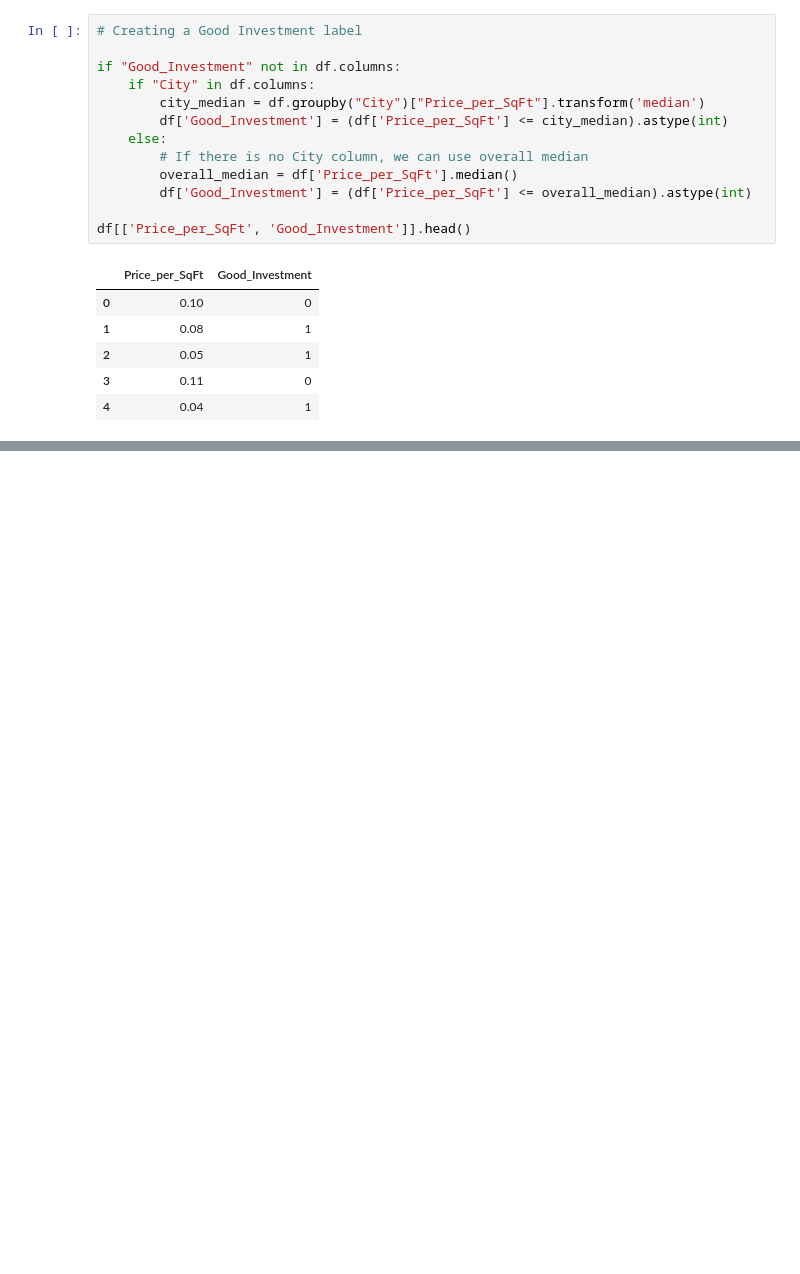
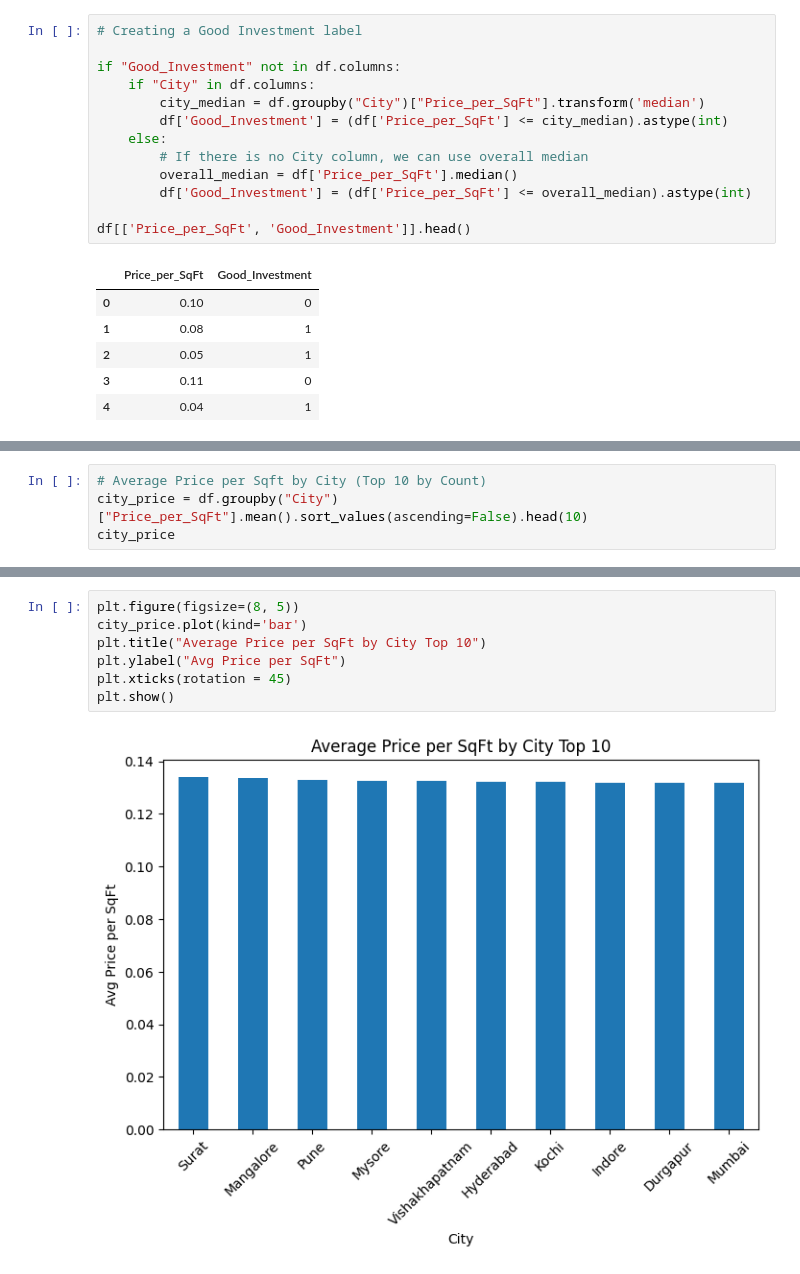
Before and after one commit to shabbu8111999/Real_Estate_Investment_Advisor_Using_ML_Streamlit, a Jupyter notebook: project_jupyter_file/real_estate_project.ipynb, the cells around one changed output, grey strips where cells are left out. Saved outputs shown, nothing was run; the diff lists cells and outputs as text; blank space fills up the shorter version.

```diff
--- a/project_jupyter_file/real_estate_project.ipynb
+++ b/project_jupyter_file/real_estate_project.ipynb
@@ -345,0 +369,4 @@ df[['Price_per_SqFt', 'Good_Investment']].head()
+# %%
+# Average Price per Sqft by City (Top 10 by Count)
+city_price = df.groupby("City")["Price_per_SqFt"].mean().sort_values(ascending=False).head(10)
+city_price
@@ -345,0 +386,9 @@ df[['Price_per_SqFt', 'Good_Investment']].head()
+# %%
+plt.figure(figsize=(8, 5))
+city_price.plot(kind='bar')
+plt.title("Average Price per SqFt by City Top 10")
+plt.ylabel("Avg Price per SqFt")
+plt.xticks(rotation = 45)
+plt.show()
+# %% [output]
+[figure, added]
```
Also changed, not shown: parts of 15 cells of this notebook.
